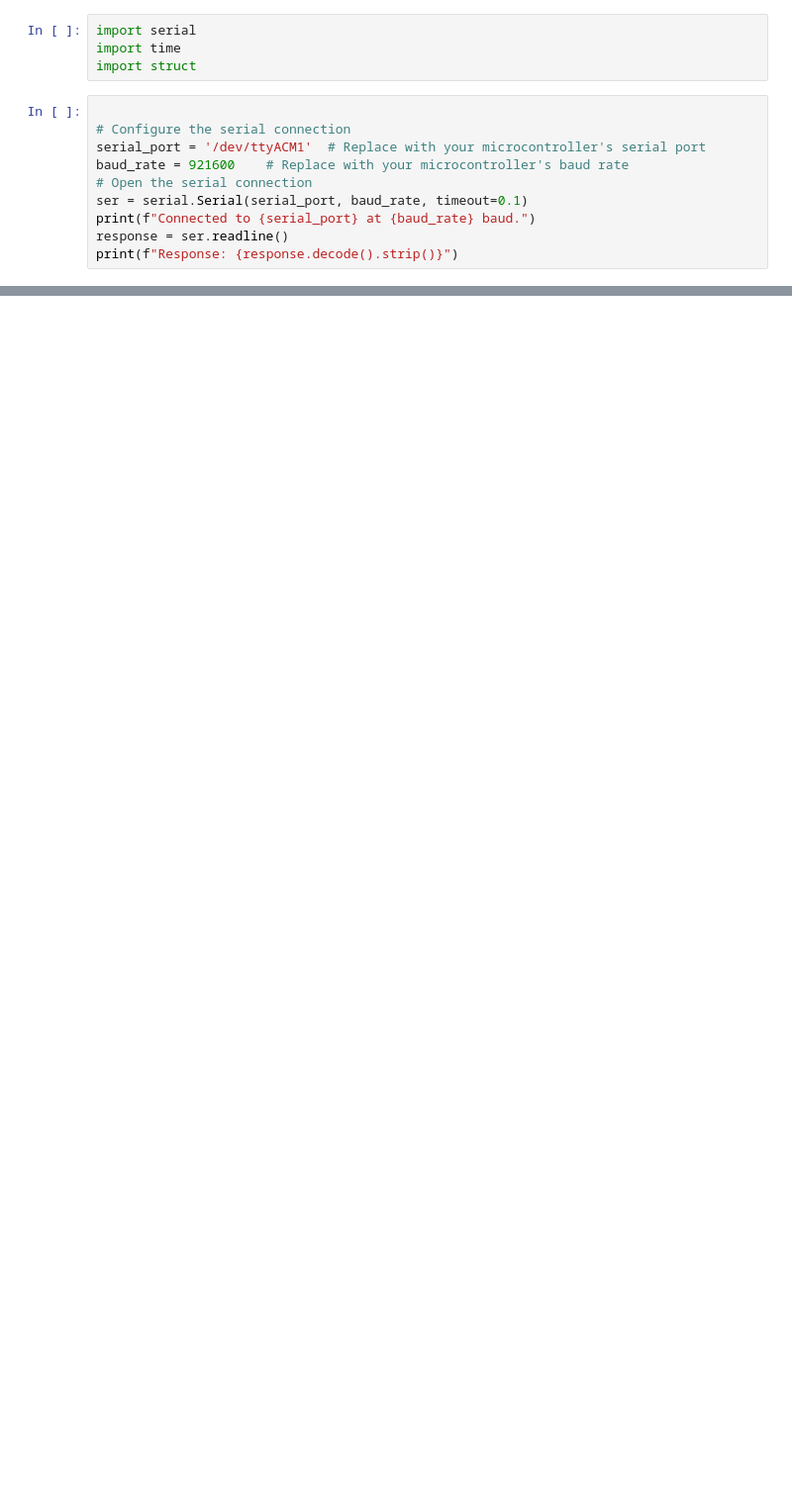
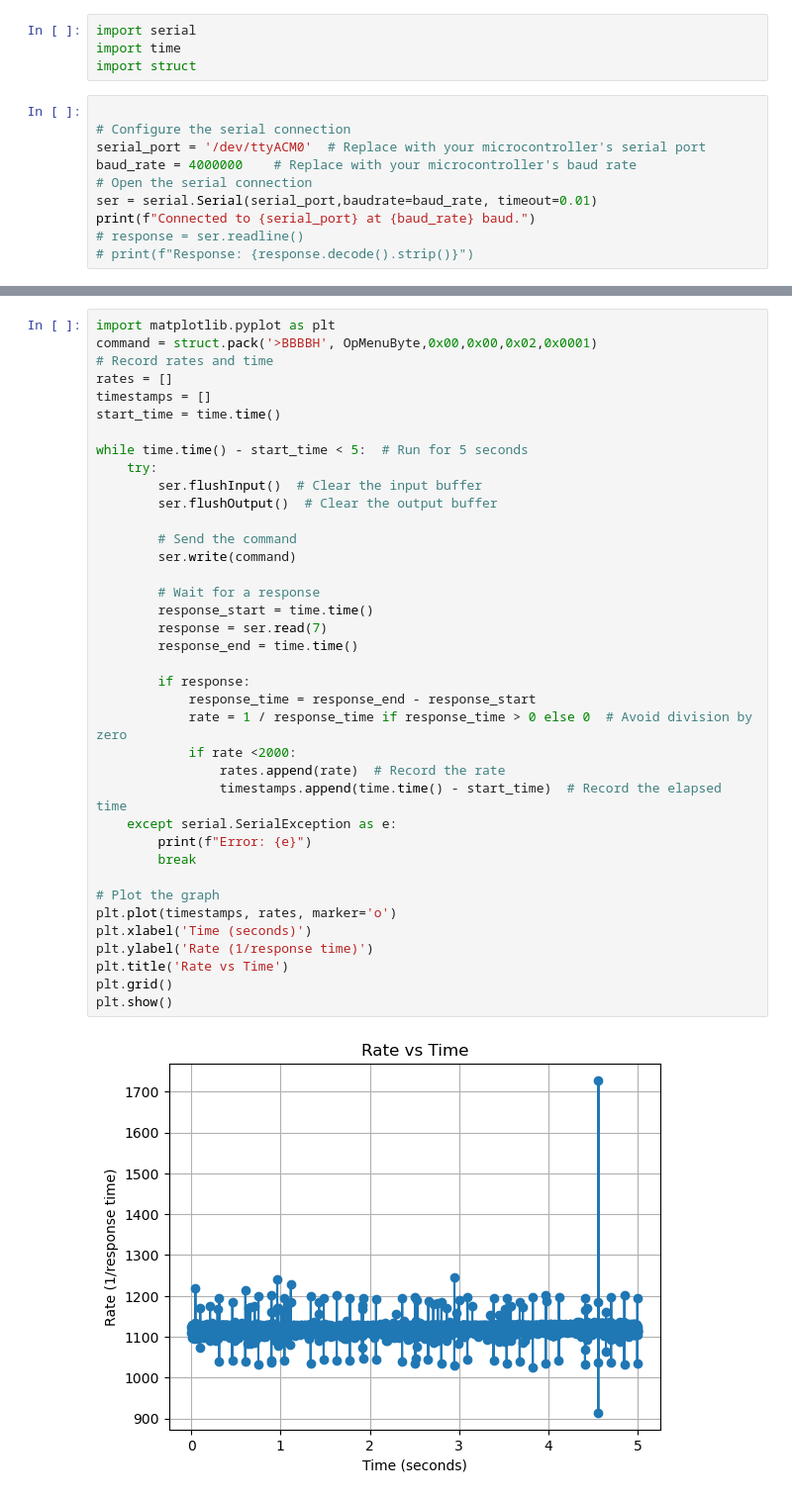
Before and after one commit to verma-rishabh/behavior_gamma, a Jupyter notebook: speed_test.ipynb, the cells around one changed output, grey strips where cells are left out. Shown at 99% size. Drawn from its saved outputs; the diff is of its cells as text; blank space fills up the shorter version.

Commit message:
changed to usb serial jtag

```diff
--- a/speed_test.ipynb
+++ b/speed_test.ipynb
@@ -5,11 +5,11 @@ import struct
 # %%
 
 # Configure the serial connection
-serial_port = '/dev/ttyACM1'  # Replace with your microcontroller's serial port
-baud_rate = 921600    # Replace with your microcontroller's baud rate
+serial_port = '/dev/ttyACM0'  # Replace with your microcontroller's serial port
+baud_rate = 4000000    # Replace with your microcontroller's baud rate
 # Open the serial connection
-ser = serial.Serial(serial_port, baud_rate, timeout=0.1)
+ser = serial.Serial(serial_port,baudrate=baud_rate, timeout=0.01)
 print(f"Connected to {serial_port} at {baud_rate} baud.")
-response = ser.readline()
-print(f"Response: {response.decode().strip()}")
+# response = ser.readline()
+# print(f"Response: {response.decode().strip()}")
 # %% [output]
@@ -76,0 +68,40 @@ Round-trip time: 0.0073 seconds
+# %%
+import matplotlib.pyplot as plt
+command = struct.pack('>BBBBH', OpMenuByte,0x00,0x00,0x02,0x0001)
+# Record rates and time
+rates = []
+timestamps = []
+start_time = time.time()
+
+while time.time() - start_time < 5:  # Run for 5 seconds
+    try:
+        ser.flushInput()  # Clear the input buffer
+        ser.flushOutput()  # Clear the output buffer
+
+        # Send the command
+        ser.write(command)
+
+        # Wait for a response
+        response_start = time.time()
+        response = ser.read(7)
+        response_end = time.time()
+
+        if response:
+            response_time = response_end - response_start
+            rate = 1 / response_time if response_time > 0 else 0  # Avoid division by zero
+            if rate <2000:
+                rates.append(rate)  # Record the rate
+                timestamps.append(time.time() - start_time)  # Record the elapsed time
+    except serial.SerialException as e:
+        print(f"Error: {e}")
+        break
+
+# Plot the graph
+plt.plot(timestamps, rates, marker='o')
+plt.xlabel('Time (seconds)')
+plt.ylabel('Rate (1/response time)')
+plt.title('Rate vs Time')
+plt.grid()
+plt.show()
+# %% [output]
+[figure, added]
```
Also changed, not shown: parts of 13 cells of this notebook, 5 other files.
